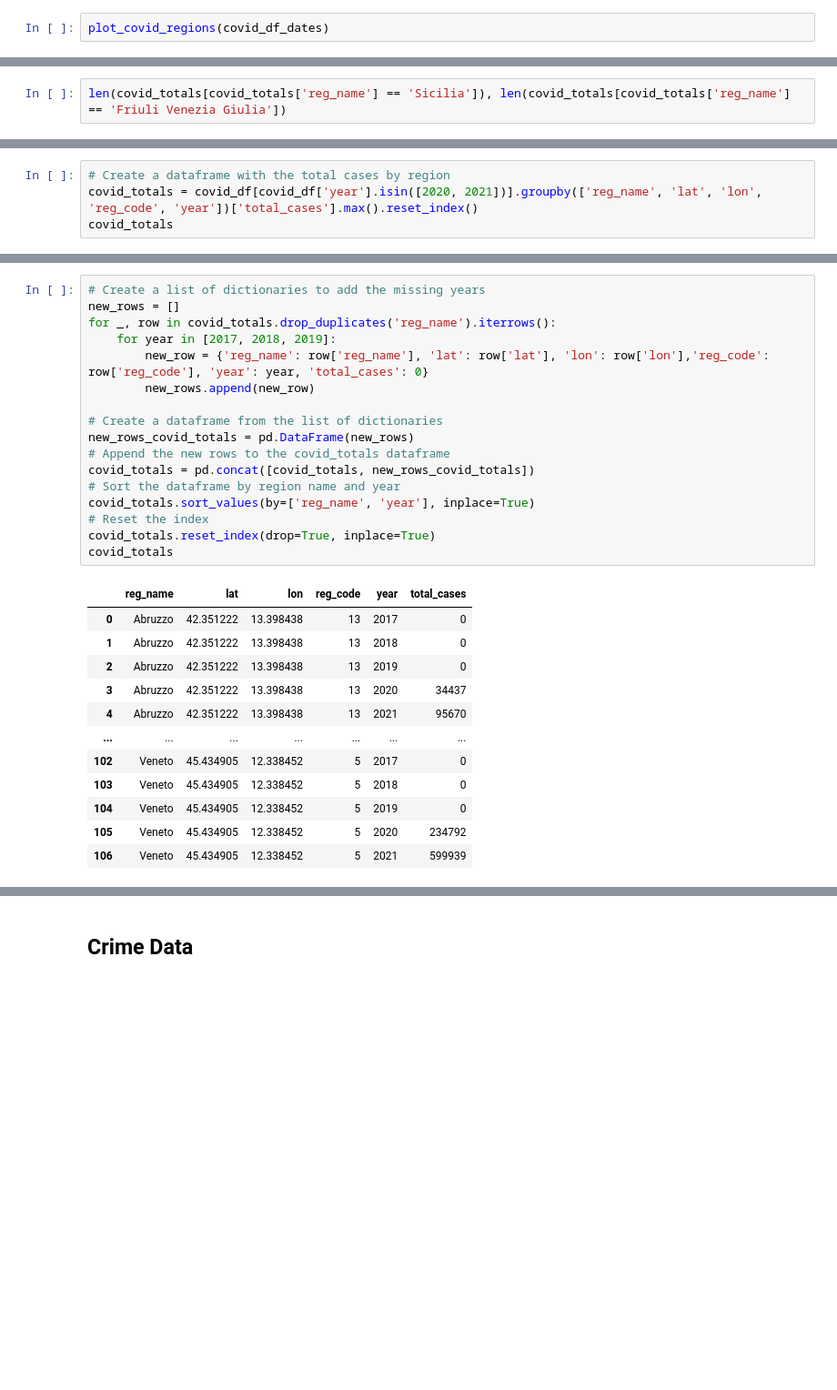
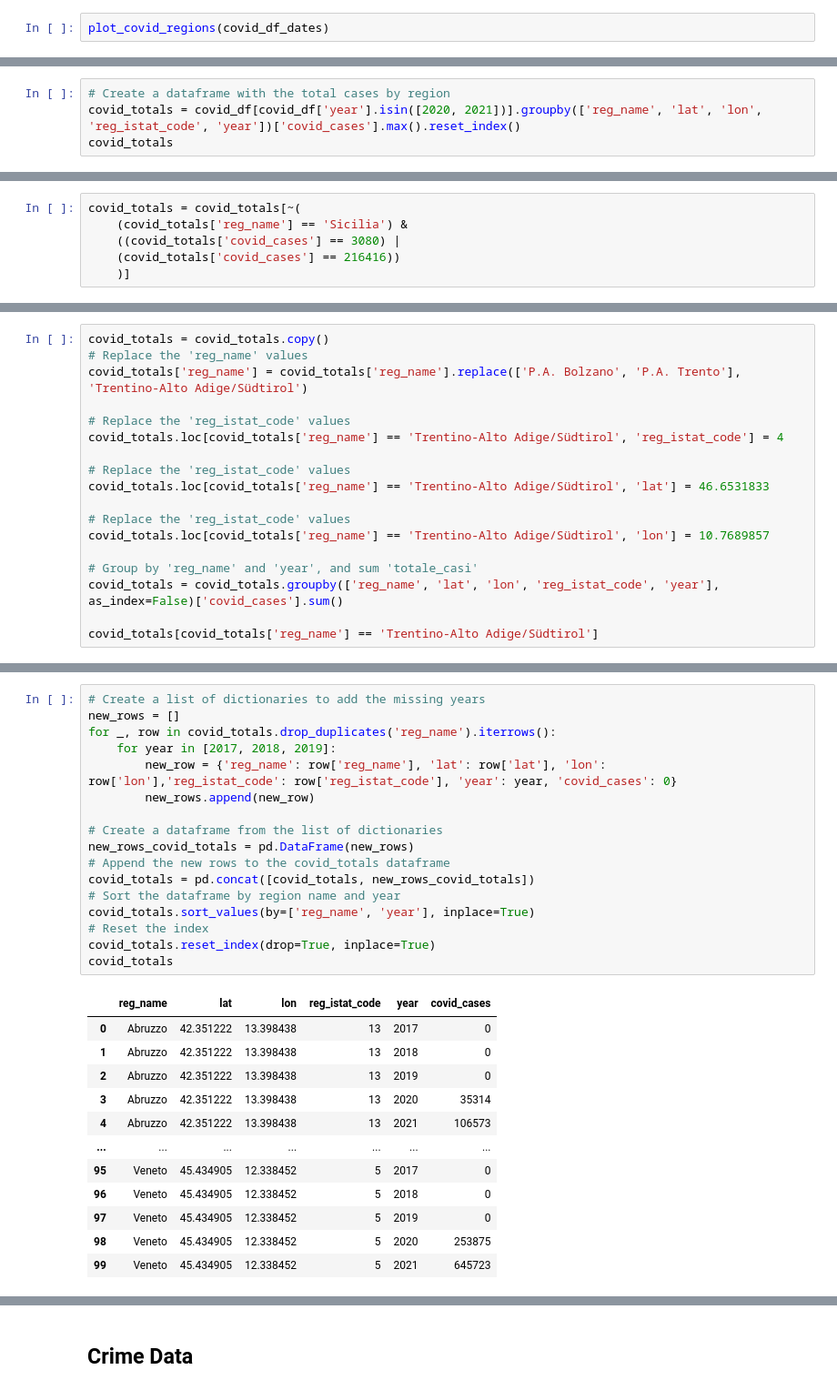
Before and after one commit to OmdenaAI/milan-italy-impact-covid-crimes, a Jupyter notebook: src/tasks/task-2-data-cleaning/files.ipynb, the cells around one changed output, grey strips where cells are left out. Shown at 91% size. Drawn from its saved outputs; the diff is of its cells as text; blank space fills up the shorter version.

```diff
--- a/src/tasks/task-2-data-cleaning/files.ipynb
+++ b/src/tasks/task-2-data-cleaning/files.ipynb
@@ -663,0 +560,4 @@ len(covid_df_dates[covid_df_dates['reg_name'] == 'Sicilia']), len(covid_df_dates
+# %%
+# Create a dataframe with the total cases by region
+covid_totals = covid_df[covid_df['year'].isin([2020, 2021])].groupby(['reg_name', 'lat', 'lon', 'reg_istat_code', 'year'])['covid_cases'].max().reset_index()
+covid_totals
@@ -664,2 +584,6 @@ len(covid_df_dates[covid_df_dates['reg_name'] == 'Sicilia']), len(covid_df_dates
 # %%
-len(covid_totals[covid_totals['reg_name'] == 'Sicilia']), len(covid_totals[covid_totals['reg_name'] == 'Friuli Venezia Giulia'])
+covid_totals = covid_totals[~(
+    (covid_totals['reg_name'] == 'Sicilia') &
+    ((covid_totals['covid_cases'] == 3080) |
+    (covid_totals['covid_cases'] == 216416))
+    )]
@@ -719,4 +595,0 @@ Name: total_cases, dtype: int64
-# %%
-# Create a dataframe with the total cases by region
-covid_totals = covid_df[covid_df['year'].isin([2020, 2021])].groupby(['reg_name', 'lat', 'lon', 'reg_code', 'year'])['total_cases'].max().reset_index()
-covid_totals
@@ -740,0 +645,18 @@ covid_totals
+# %%
+covid_totals = covid_totals.copy()
+# Replace the 'reg_name' values
+covid_totals['reg_name'] = covid_totals['reg_name'].replace(['P.A. Bolzano', 'P.A. Trento'], 'Trentino-Alto Adige/Südtirol')
+
+# Replace the 'reg_istat_code' values
+covid_totals.loc[covid_totals['reg_name'] == 'Trentino-Alto Adige/Südtirol', 'reg_istat_code'] = 4
+
+# Replace the 'reg_istat_code' values
+covid_totals.loc[covid_totals['reg_name'] == 'Trentino-Alto Adige/Südtirol', 'lat'] = 46.6531833
+
+# Replace the 'reg_istat_code' values
+covid_totals.loc[covid_totals['reg_name'] == 'Trentino-Alto Adige/Südtirol', 'lon'] = 10.7689857
+
+# Group by 'reg_name' and 'year', and sum 'totale_casi'
+covid_totals = covid_totals.groupby(['reg_name', 'lat', 'lon', 'reg_istat_code', 'year'], as_index=False)['covid_cases'].sum()
+
+covid_totals[covid_totals['reg_name'] == 'Trentino-Alto Adige/Südtirol']
@@ -754,30 +693,30 @@ covid_totals.head()
 # %%
 # Create a list of dictionaries to add the missing years
 new_rows = []
 for _, row in covid_totals.drop_duplicates('reg_name').iterrows():
     for year in [2017, 2018, 2019]:
-        new_row = {'reg_name': row['reg_name'], 'lat': row['lat'], 'lon': row['lon'],'reg_code': row['reg_code'], 'year': year, 'total_cases': 0}
+        new_row = {'reg_name': row['reg_name'], 'lat': row['lat'], 'lon': row['lon'],'reg_istat_code': row['reg_istat_code'], 'year': year, 'covid_cases': 0}
         new_rows.append(new_row)
 
 # Create a dataframe from the list of dictionaries
 new_rows_covid_totals = pd.DataFrame(new_rows)
 # Append the new rows to the covid_totals dataframe
 covid_totals = pd.concat([covid_totals, new_rows_covid_totals])
 # Sort the dataframe by region name and year
 covid_totals.sort_values(by=['reg_name', 'year'], inplace=True)
 # Reset the index
 covid_totals.reset_index(drop=True, inplace=True)
 covid_totals
 # %% [output]
-|  | reg_name | lat | lon | reg_code | year | total_cases |
+|  | reg_name | lat | lon | reg_istat_code | year | covid_cases |
 | 0 | Abruzzo | 42.351222 | 13.398438 | 13 | 2017 | 0 |
 | 1 | Abruzzo | 42.351222 | 13.398438 | 13 | 2018 | 0 |
 | 2 | Abruzzo | 42.351222 | 13.398438 | 13 | 2019 | 0 |
-| 3 | Abruzzo | 42.351222 | 13.398438 | 13 | 2020 | 34437 |
-| 4 | Abruzzo | 42.351222 | 13.398438 | 13 | 2021 | 95670 |
+| 3 | Abruzzo | 42.351222 | 13.398438 | 13 | 2020 | 35314 |
+| 4 | Abruzzo | 42.351222 | 13.398438 | 13 | 2021 | 106573 |
 | ... | ... | ... | ... | ... | ... | ... |
-| 102 | Veneto | 45.434905 | 12.338452 | 5 | 2017 | 0 |
-| 103 | Veneto | 45.434905 | 12.338452 | 5 | 2018 | 0 |
-| 104 | Veneto | 45.434905 | 12.338452 | 5 | 2019 | 0 |
-| 105 | Veneto | 45.434905 | 12.338452 | 5 | 2020 | 234792 |
-| 106 | Veneto | 45.434905 | 12.338452 | 5 | 2021 | 599939 |
+| 95 | Veneto | 45.434905 | 12.338452 | 5 | 2017 | 0 |
+| 96 | Veneto | 45.434905 | 12.338452 | 5 | 2018 | 0 |
+| 97 | Veneto | 45.434905 | 12.338452 | 5 | 2019 | 0 |
+| 98 | Veneto | 45.434905 | 12.338452 | 5 | 2020 | 253875 |
+| 99 | Veneto | 45.434905 | 12.338452 | 5 | 2021 | 645723 |
```
Also changed, not shown: parts of 273 cells of this notebook, 8 other files.
